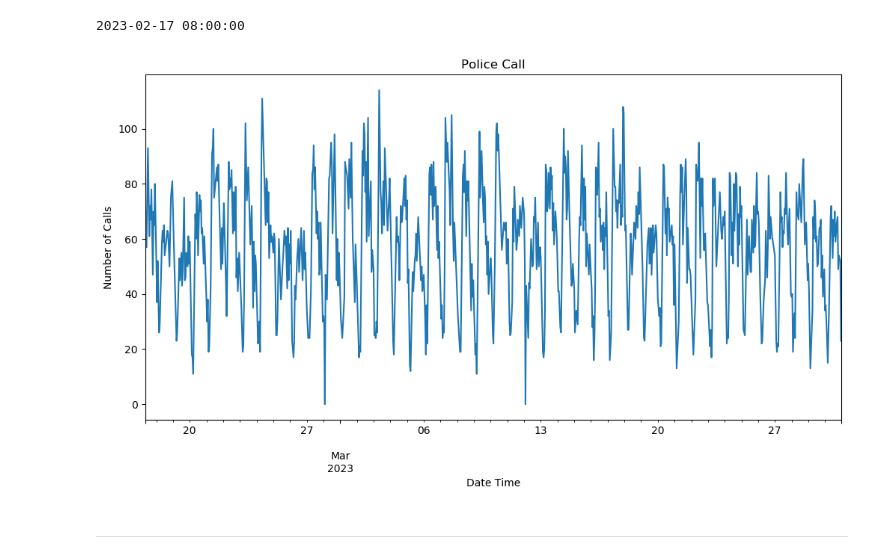
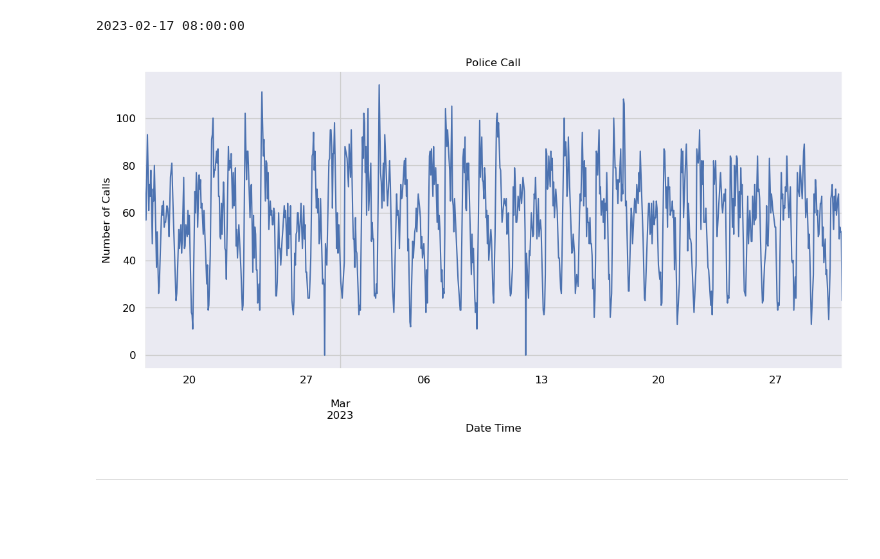
Before and after one commit to zalvatore/Predicting_Police_Activity, a Jupyter notebook: 3_Calls_ DeepAR.ipynb, the cells around one changed output. Cells and saved outputs as stored; diff of their text form; code cells hidden in the pictures; blank space fills up the shorter version.

```diff
--- a/3_Calls_ DeepAR.ipynb
+++ b/3_Calls_ DeepAR.ipynb
@@ -66,3 +69,23 @@ context_length = 480
+# %%
+sns.set_style = "seaborn-darkgrid"
+
+sns.set(
+    rc={
+        "font.style": "normal",
+        "grid.color": ".8",
+        "grid.linestyle": "-",
+        "figure.titlesize": 22,
+        "text.color": "black",
+        "xtick.color": "black",
+        "ytick.color": "black",
+        "axes.labelcolor": "black",
+        "axes.grid": True,
+        "axes.labelsize": 12,
+        "xtick.labelsize": 12,
+        "font.size": 12,
+        "ytick.labelsize": 12,
+    }
+)
 # %% [markdown]
 ***
 # %% [markdown]
@@ -172,15 +191,17 @@ time_series_calls =[]
 index = pd.date_range(start=first_date[Data_length-1], freq=freq, periods=data_length)
 time_series_calls.append(pd.Series(data=call_data , index=index))
 # %%
-plt.figure(figsize=(12, 6))
-plt.style.use('fast')
+plt.figure(figsize=(14, 6))
 time_series_calls[0].plot()
 plt.title("Police Call")
 plt.ylabel('Number of Calls')
 plt.xlabel('Date Time')
+filename = 'police_calls.png'
+path = 'Images/' + filename
+plt.savefig(path)
 plt.show()
 # %% [output]
-[figure, old version]
+[figure, new version]
 # %% [markdown]
 ***
 # %% [markdown]
```
Also changed, not shown: parts of 30 cells of this notebook, 5 other files.
